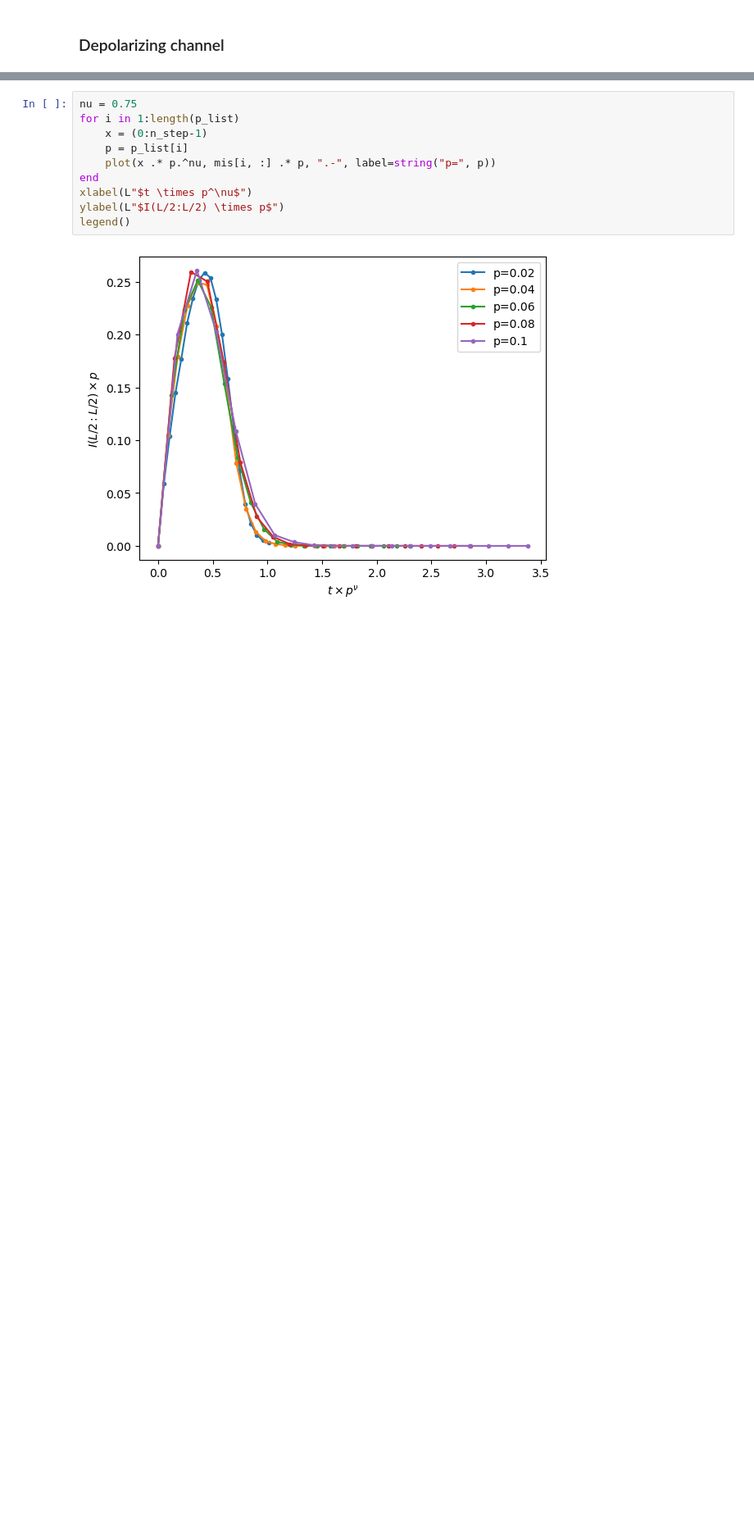
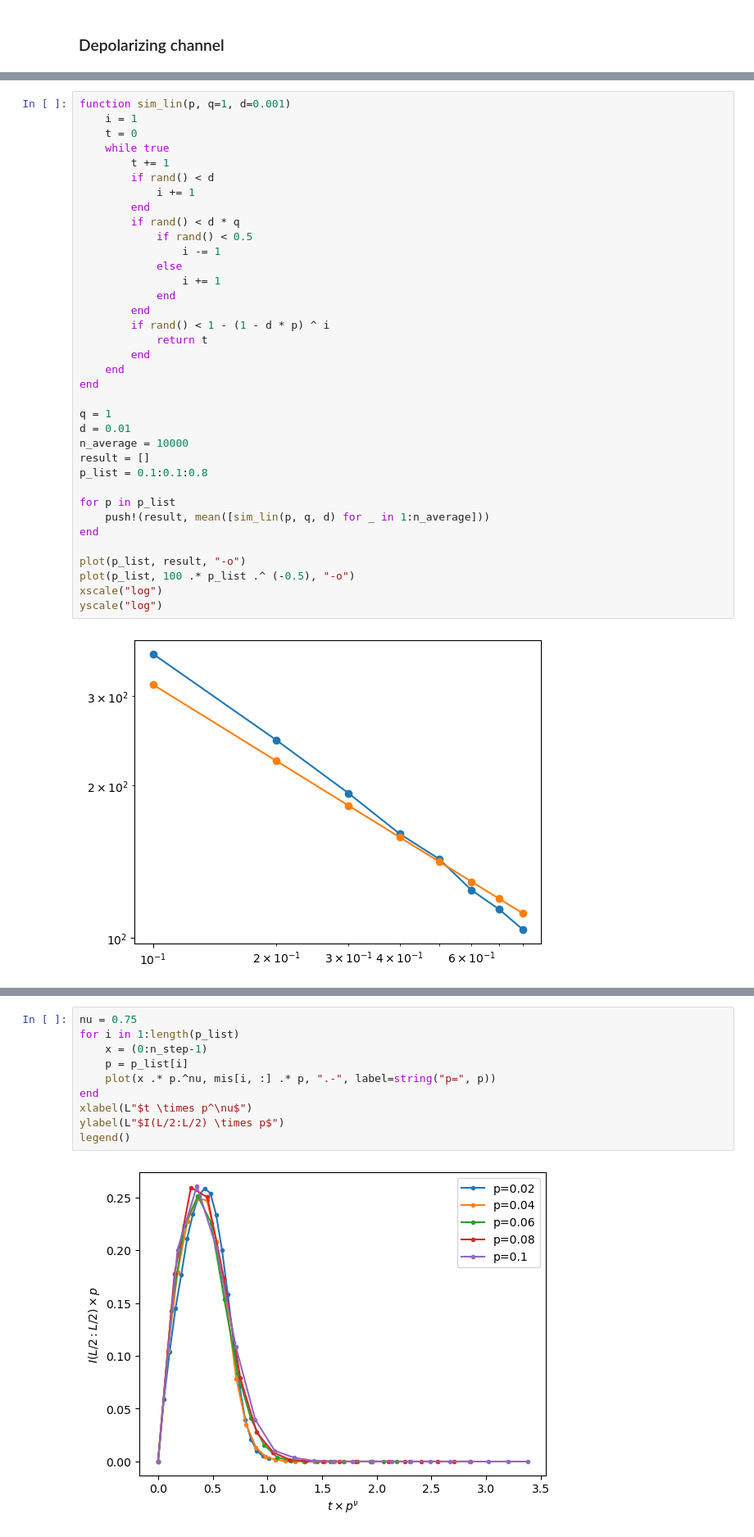
Before and after one commit to sangsq/julia-clifford, a Jupyter notebook: notebooks/channels.ipynb, the cells around one changed output, grey strips where cells are left out. Shown at 82% size. Saved outputs shown, nothing was run; the diff lists cells and outputs as text; blank space fills up the shorter version.

```diff
--- a/notebooks/channels.ipynb
+++ b/notebooks/channels.ipynb
@@ -169,0 +194,38 @@ PyObject <matplotlib.legend.Legend object at 0x...>
+# %%
+function sim_lin(p, q=1, d=0.001)
+    i = 1
+    t = 0
+    while true
+        t += 1
+        if rand() < d
+            i += 1
+        end
+        if rand() < d * q
+            if rand() < 0.5
+                i -= 1
+            else
+                i += 1
+            end
+        end
+        if rand() < 1 - (1 - d * p) ^ i
+            return t
+        end
+    end
+end
+
+q = 1
+d = 0.01
+n_average = 10000
+result = []
+p_list = 0.1:0.1:0.8
+
+for p in p_list
+    push!(result, mean([sim_lin(p, q, d) for _ in 1:n_average]))
+end
+
+plot(p_list, result, "-o")
+plot(p_list, 100 .* p_list .^ (-0.5), "-o")
+xscale("log")
+yscale("log")
+# %% [output]
+[figure, added]
```
Also changed, not shown: parts of 24 cells of this notebook, 5 other files.
